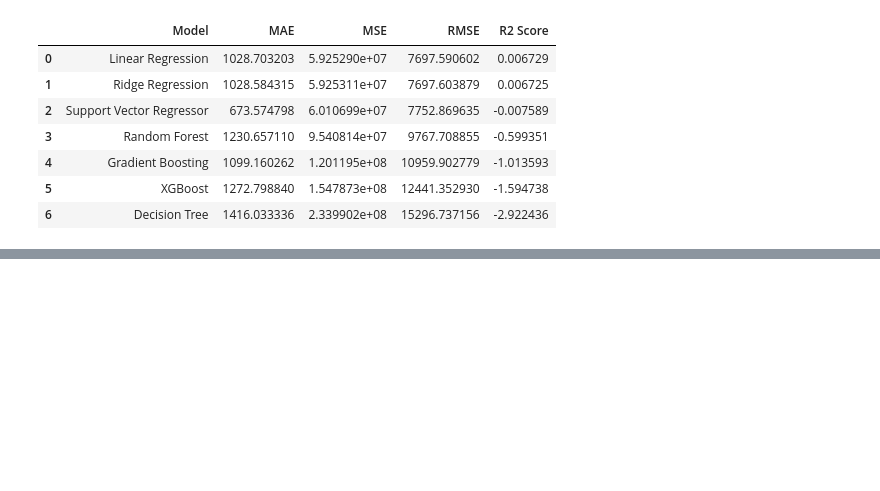
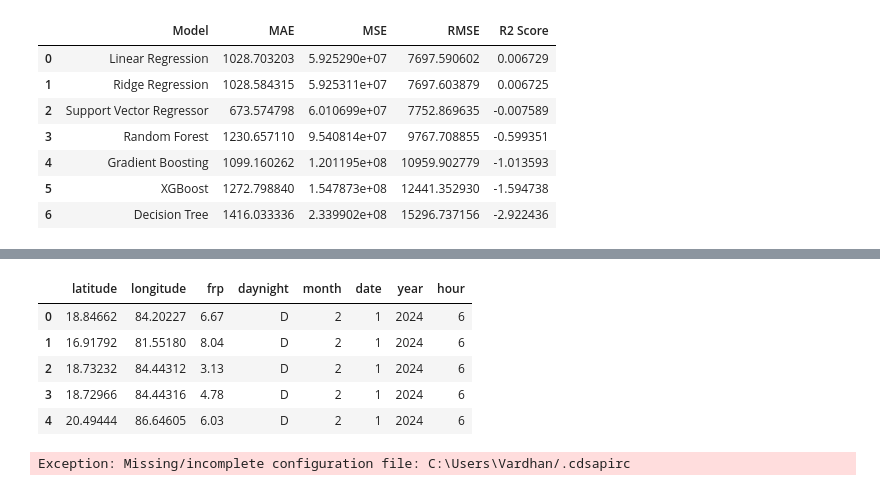
Before and after one commit to Chaturya0937/Harnessing-Multi-Resolution-Satellite-Imagery-To-Predict-Wildfires-And-Deforestation., a Jupyter notebook: experiments/experiment.ipynb, the cells around one changed output, grey strips where cells are left out. Drawn from its saved outputs; the diff is of its cells as text; code cells hidden in the pictures; blank space fills up the shorter version.

Commit message:
started experimenting on eo4wildfire dataset for the prediction of sevearity of the wildfires.

```diff
--- a/experiments/experiment.ipynb
+++ b/experiments/experiment.ipynb
@@ -349,0 +377,3 @@ display(results_df)
+# %%
+df.drop(columns=['brightness', 'scan', 'track', 'satellite', 'instrument', 'confidence', 'version',
+       'bright_t31'],inplace=True)
@@ -349,0 +405,19 @@ display(results_df)
+# %%
+df['acq_date']=pd.to_datetime(df['acq_date'])
+# %%
+df['month']=df['acq_date'].dt.month
+df['date']=df['acq_date'].dt.day
+df['year']=df['acq_date'].dt.year
+df.drop(columns=['acq_date'],inplace=True)
+# %%
+df["hour"] = df["acq_time"] // 100
+df.drop(columns=['acq_time'],inplace=True)
+# %%
+df.head()
+# %% [output]
+|  | latitude | longitude | frp | daynight | month | date | year | hour |
+| 0 | 18.84662 | 84.20227 | 6.67 | D | 2 | 1 | 2024 | 6 |
+| 1 | 16.91792 | 81.55180 | 8.04 | D | 2 | 1 | 2024 | 6 |
+| 2 | 18.73232 | 84.44312 | 3.13 | D | 2 | 1 | 2024 | 6 |
+| 3 | 18.72966 | 84.44316 | 4.78 | D | 2 | 1 | 2024 | 6 |
+| 4 | 20.49444 | 86.64605 | 6.03 | D | 2 | 1 | 2024 | 6 |
@@ -349,0 +426,48 @@ display(results_df)
+# %%
+import cdsapi
+
+dataset = "reanalysis-era5-land"
+request = {
+    "variable": [
+        "2m_dewpoint_temperature",
+        "2m_temperature",
+        "volumetric_soil_water_layer_1",
+        "surface_net_solar_radiation",
+        "10m_u_component_of_wind",
+        "10m_v_component_of_wind",
+        "total_precipitation"
+    ],
+    "year": "2025",
+    "month": "03",
+    "day": [
+        "01", "02", "03",
+        "04", "05", "06",
+        "07", "08", "09",
+        "10", "11", "12",
+        "13", "14", "15",
+        "16", "17", "18",
+        "19", "20", "21",
+        "22", "23", "24",
+        "25", "26", "27",
+        "28", "29", "30",
+        "31"
+    ],
+    "time": [
+        "00:00", "01:00", "02:00",
+        "03:00", "04:00", "05:00",
+        "06:00", "07:00", "08:00",
+        "09:00", "10:00", "11:00",
+        "12:00", "13:00", "14:00",
+        "15:00", "16:00", "17:00",
+        "18:00", "19:00", "20:00",
+        "21:00", "22:00", "23:00"
+    ],
+    "data_format": "grib",
+    "download_format": "zip",
+    "area": [90, -180, -90, 180]
+}
+
+client = cdsapi.Client()
+client.retrieve(dataset, request).download()
+# %% [output]
+Exception: Missing/incomplete configuration file: C:\Users\Vardhan/.cdsapirc
```
Also changed, not shown: parts of 9 cells of this notebook, 12 other files.
